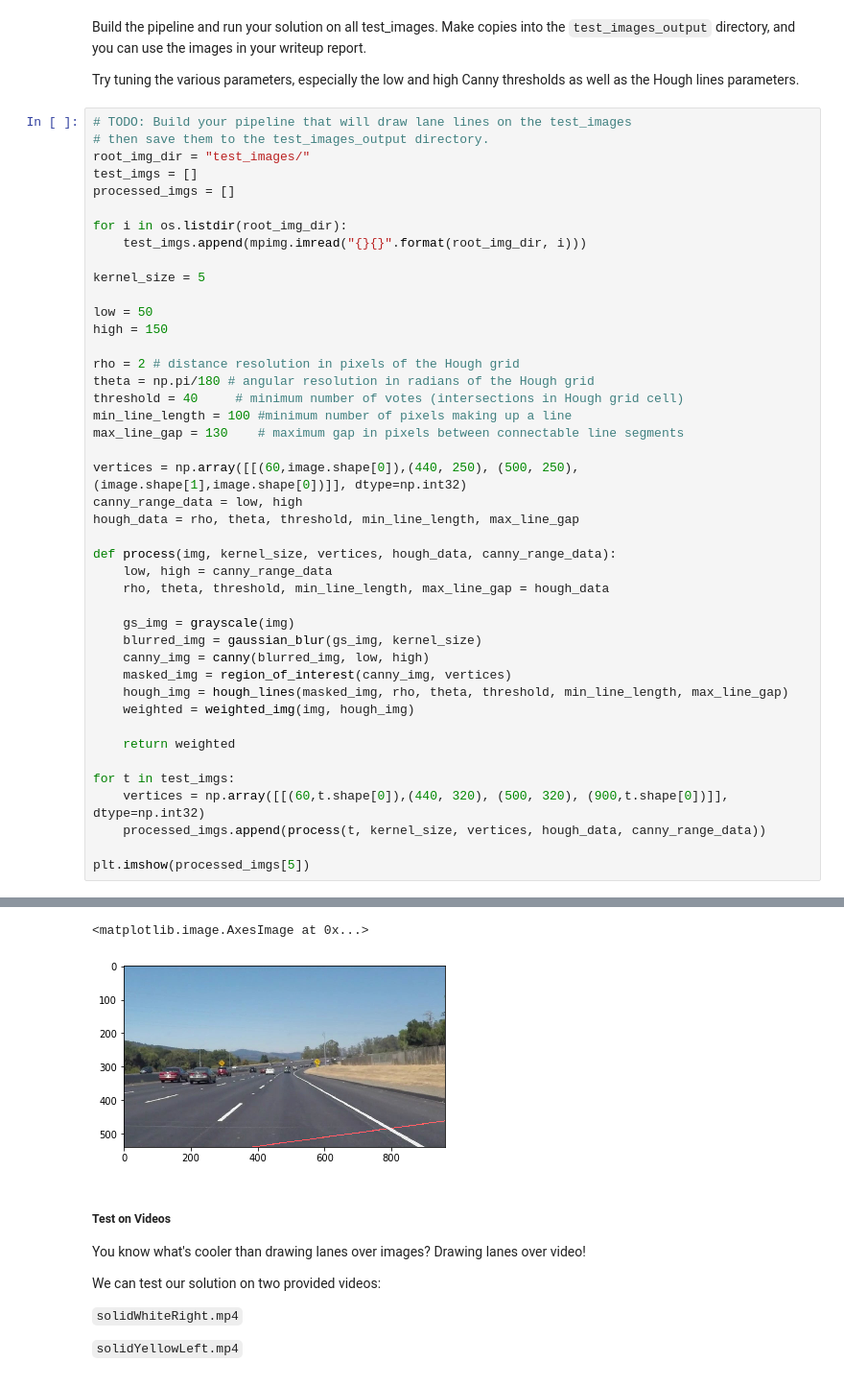
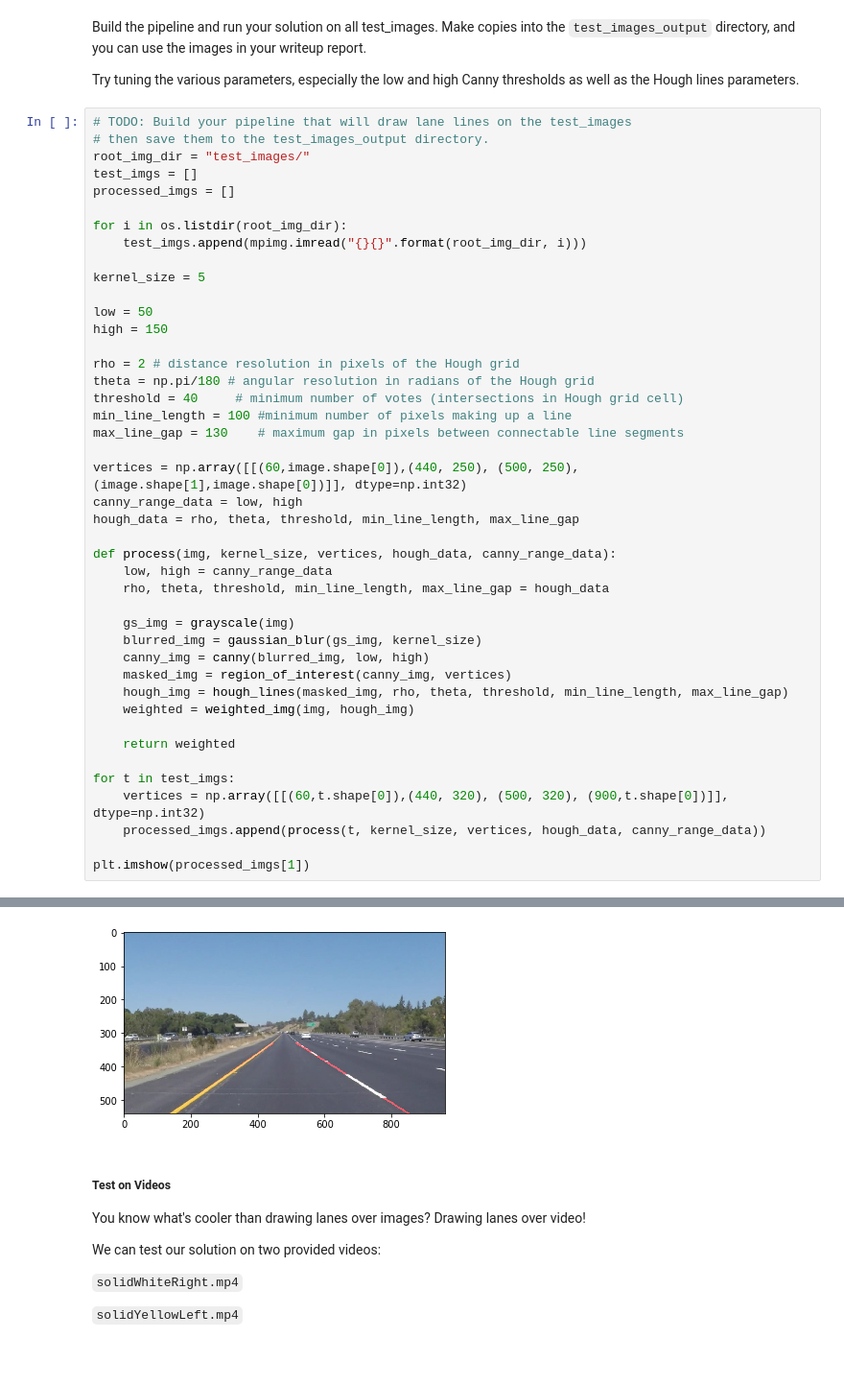
Before and after one commit to GarrettKucinski/sdnd-project-one, a Jupyter notebook: P1.ipynb, the cells around one changed output, grey strips where cells are left out. Shown: that part at 96% size. Cells and saved outputs as stored; diff of their text form.

```diff
--- a/P1.ipynb
+++ b/P1.ipynb
@@ -301,5 +273,5 @@ for t in test_imgs:
     vertices = np.array([[(60,t.shape[0]),(440, 320), (500, 320), (900,t.shape[0])]], dtype=np.int32)
     processed_imgs.append(process(t, kernel_size, vertices, hough_data, canny_range_data))
 
-plt.imshow(processed_imgs[5])
+plt.imshow(processed_imgs[1])
 # %% [output]
@@ -323,5 +279,4 @@ plt.imshow(processed_imgs[5])
-<matplotlib.image.AxesImage at 0x...>
-[figure, old version]
+[figure, new version]
 # %% [markdown]
 ##### Test on Videos
 
```
Also changed, not shown: parts of 2 cells of this notebook.
